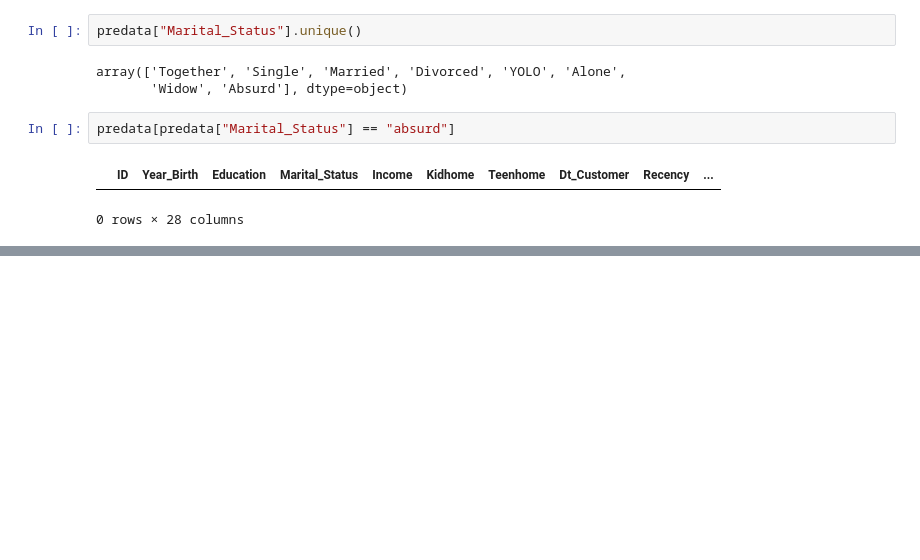
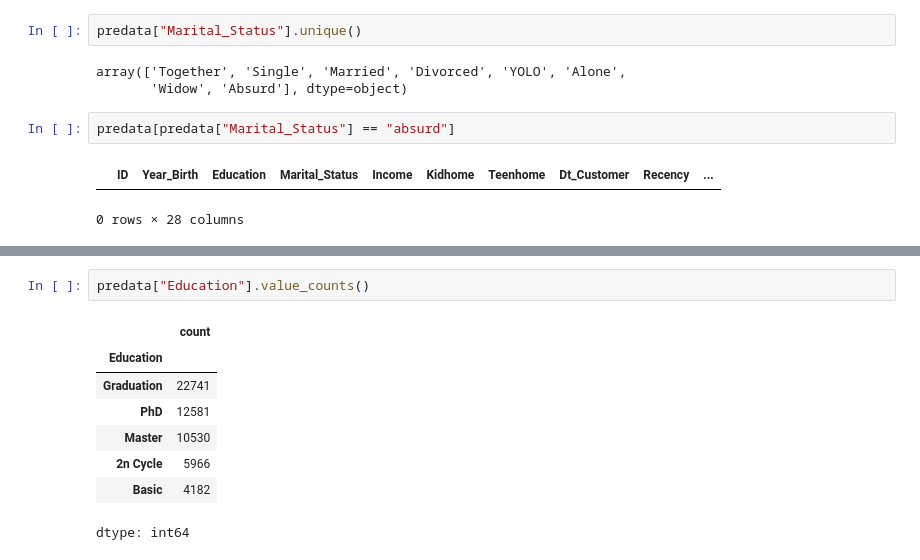
Before and after one commit to dharanigs-19/Mini-Project, a Jupyter notebook: Mini_Project_2.ipynb, the cells around one changed output, grey strips where cells are left out. Saved outputs shown, nothing was run; the diff lists cells and outputs as text; blank space fills up the shorter version.

```diff
--- a/Mini_Project_2.ipynb
+++ b/Mini_Project_2.ipynb
@@ -108,0 +158,11 @@ predata[predata["Marital_Status"] == "absurd"]
+# %%
+predata["Education"].value_counts()
+# %% [output]
+|  | count |
+| Education |  |
+| Graduation | 22741 |
+| PhD | 12581 |
+| Master | 10530 |
+| 2n Cycle | 5966 |
+| Basic | 4182 |
+dtype: int64
```
Also changed, not shown: parts of 10 cells of this notebook.
